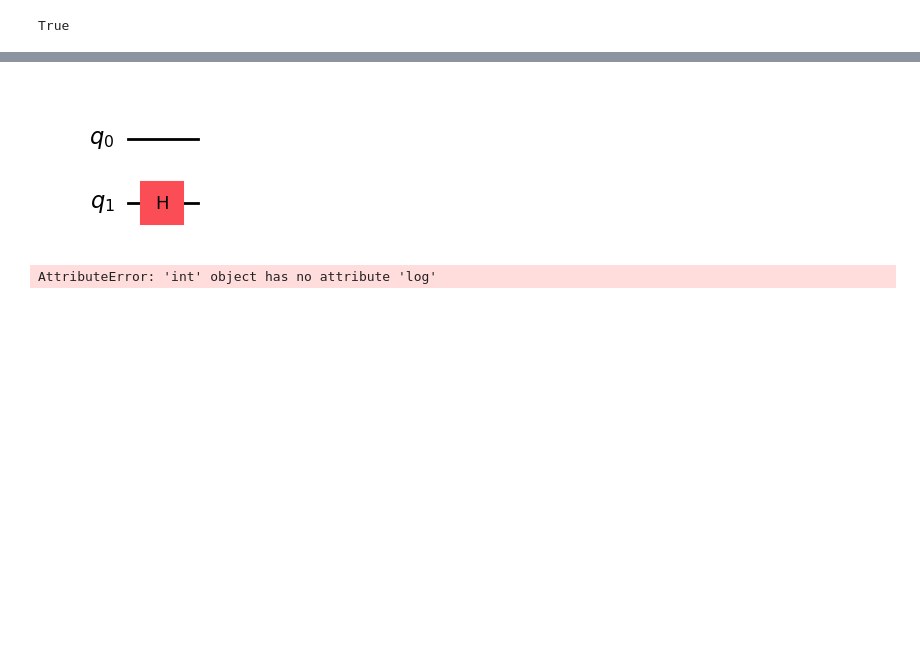
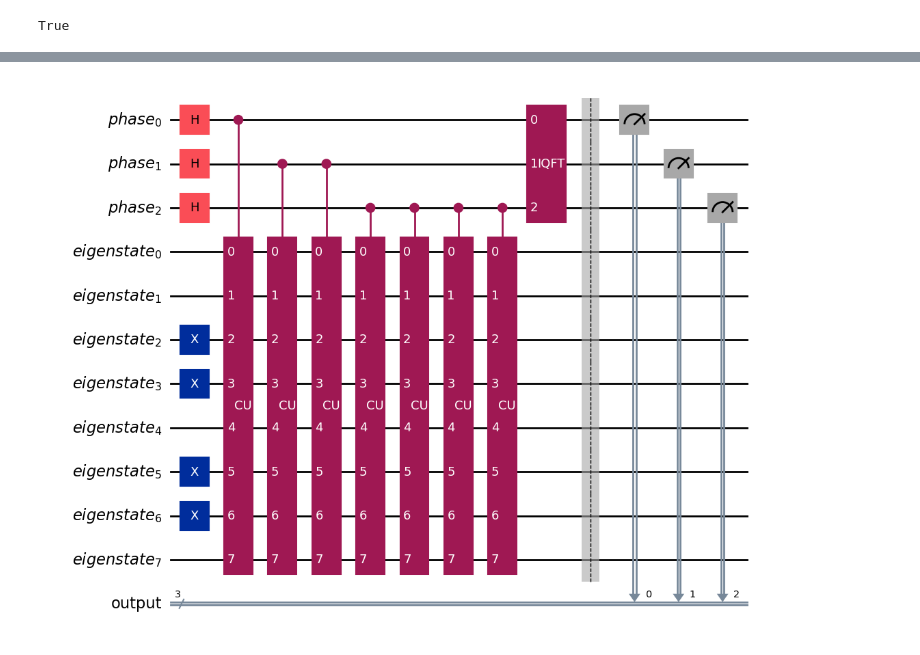
Before and after one commit to rbalak/qcml-tsp, a Jupyter notebook: tsp_qpe/TSP_4CITIES.ipynb, the cells around one changed output, grey strips where cells are left out. Cells and saved outputs as stored; diff of their text form; code cells hidden in the pictures; blank space fills up the shorter version.

```diff
--- a/tsp_qpe/TSP_4CITIES.ipynb
+++ b/tsp_qpe/TSP_4CITIES.ipynb
@@ -17,18 +20,10 @@ warnings.filterwarnings('ignore')
 S_simulator = StatevectorSimulator()
 M_simulator = QasmSimulator()
 # %%
-# we will find weight and normalise path
-distanceList = [10, 15, 20, 25, 30, 18] # a-b, a-c, a-d, b-c, b-d, c-d
-costList = [20, 30, 40, 50, 60, 36] # a-b, a-c, a-d, b-c, b-d, c-d
-
-
-weight__of_paths = np.array(costList)*np.array(distanceList)
-print("Weight of paths: ", weight__of_paths)
-
-sorted_weight = np.sort(weight__of_paths)[::-1 ]
-print("Sorted Weight: ", sorted_weight)
-
-elp =2  #eplison
-normalised_weight = weight__of_paths/(sum(sorted_weight[:4])  + elp)
-print("Normalised weight: ", normalised_weight)
+#we will normailize weightage
+distanceList = [10, 15, 20, 35, 25, 30] # a-b, a-c, a-d, b-c, b-d, c-d
+sorted_weight = np.sort(distanceList)[::-1]
+print("sorted_weight", sorted_weight)
+normalised_weight = distanceList / (sum(sorted_weight[:4]))
+print("{:.2f}".format(normalised_weight[0]), "{:.2f}".format(normalised_weight[1]), "{:.2f}".format(normalised_weight[2]), "{:.2f}".format(normalised_weight[3]), "{:.2f}".format(normalised_weight[4]), "{:.2f}".format(normalised_weight[5]))
 # %% [output]
@@ -242,20 +233,3 @@ def Measurement(quantumcircuit, **kwargs):
     print(measurements)
   if(ret):
     return M2
-# %%
-qc = QuantumCircuit(2)
-qc.h(1)
-# Apply a controlled-Z gate (where Z = [[1, 0], [0, -1]])
-#qc.cz(0, 1)
-
-# Apply a controlled-Hadamard gate
-
-
-# Draw the circuit
-qc.draw('mpl')
-# %% [output]
-[figure, removed]
-# %%
-Wavefunction(qc)
-# %% [output]
-AttributeError: 'int' object has no attribute 'log'
@@ -261,0 +287,9 @@ AttributeError: 'int' object has no attribute 'log'
+# %%
+n = 3 ## number of estimation qubits.
+## A->B->C->D->A
+eig = eigstatelist[0]
+eig = eig[::-1] # needs to be reversed (Qiskit convention)
+qc2 = SingleHamiltonianCycle(eig, n)
+qc2.draw(fold=-1, output='mpl')
+# %% [output]
+[figure, added]
```
Also changed, not shown: parts of 10 cells of this notebook.
